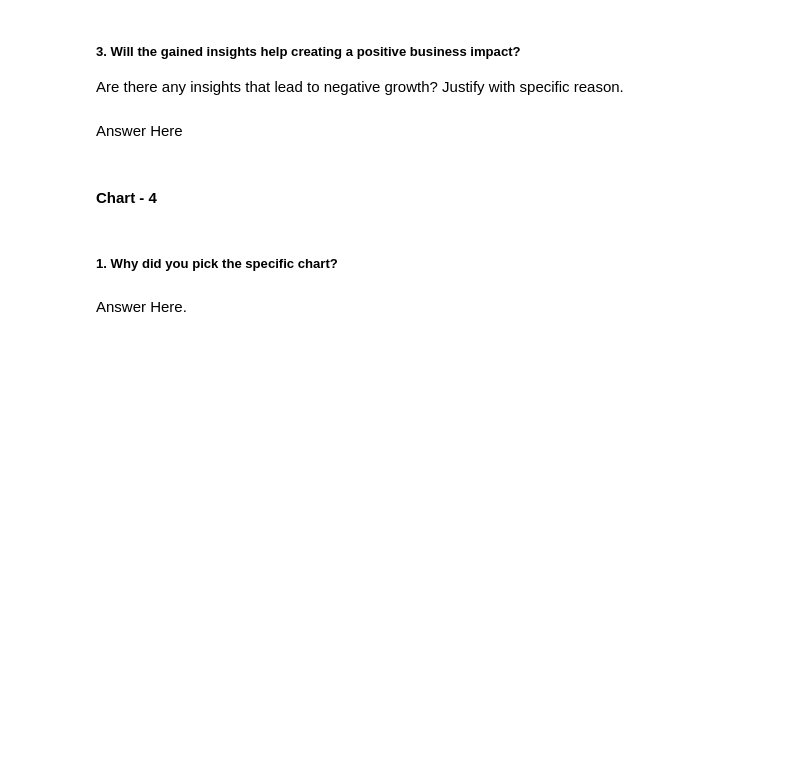
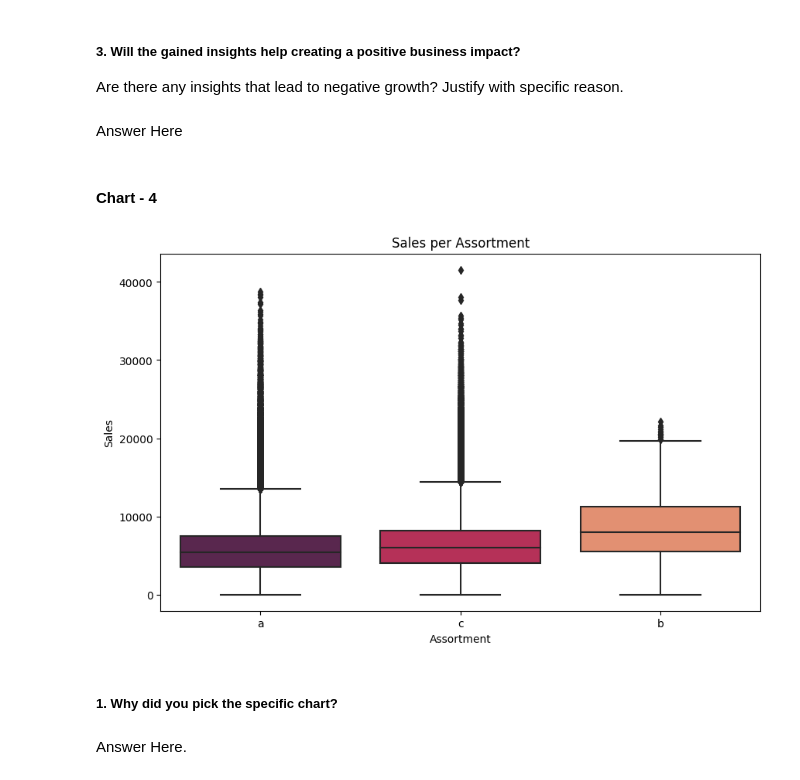
Before and after one commit to priyaregit/Regresssion-ML_Retail-Sales-Prediction, a Jupyter notebook: Retail_Sales_Prediction_Regression.ipynb, the cells around one changed output. Saved outputs shown, nothing was run; the diff lists cells and outputs as text; code cells hidden in the pictures; blank space fills up the shorter version.

```diff
--- a/Retail_Sales_Prediction_Regression.ipynb
+++ b/Retail_Sales_Prediction_Regression.ipynb
@@ -484,3 +524,12 @@ Answer Here
+# %%
+# Chart - 4 visualization code
+
+# Boxplot to check Sales according to Assortments
+sns.boxplot(x ='Assortment', y ='Sales', data = df, palette= 'rocket')
+plt.title('Sales per Assortment')
+plt.rcParams['figure.figsize'] = (10, 6)
+# %% [output]
+[figure, added]
 # %% [markdown]
 ##### 1. Why did you pick the specific chart?
 # %% [markdown]
```
Also changed, not shown: parts of 43 cells of this notebook.
